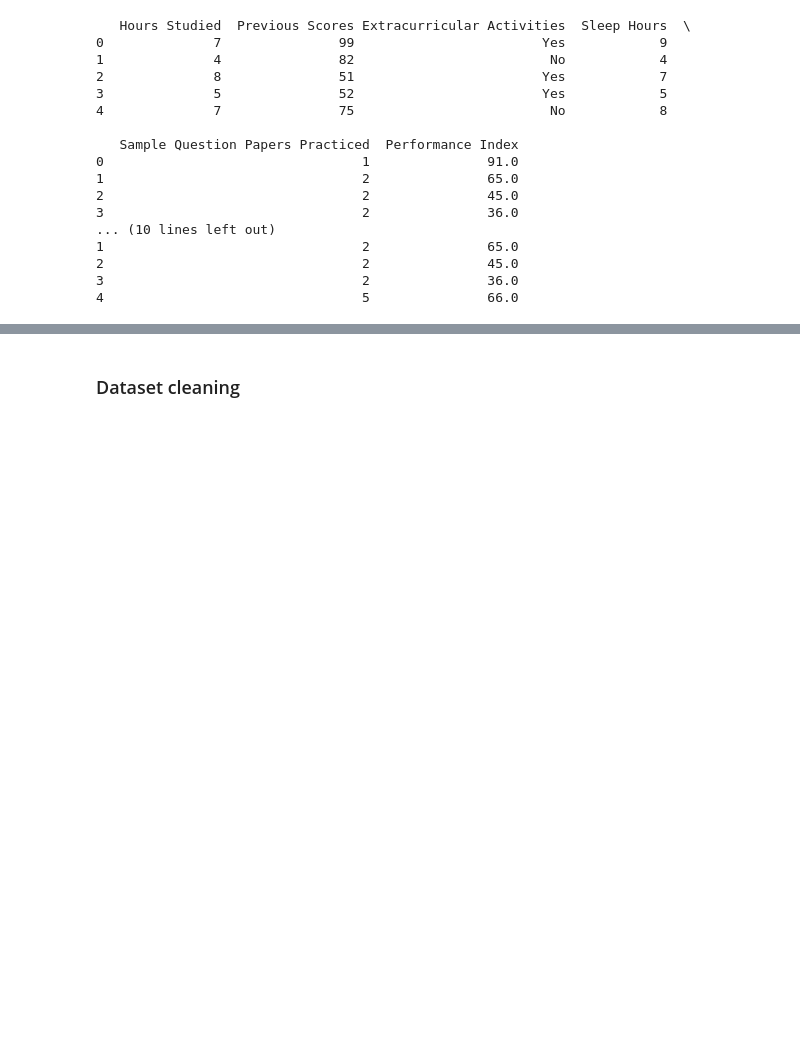
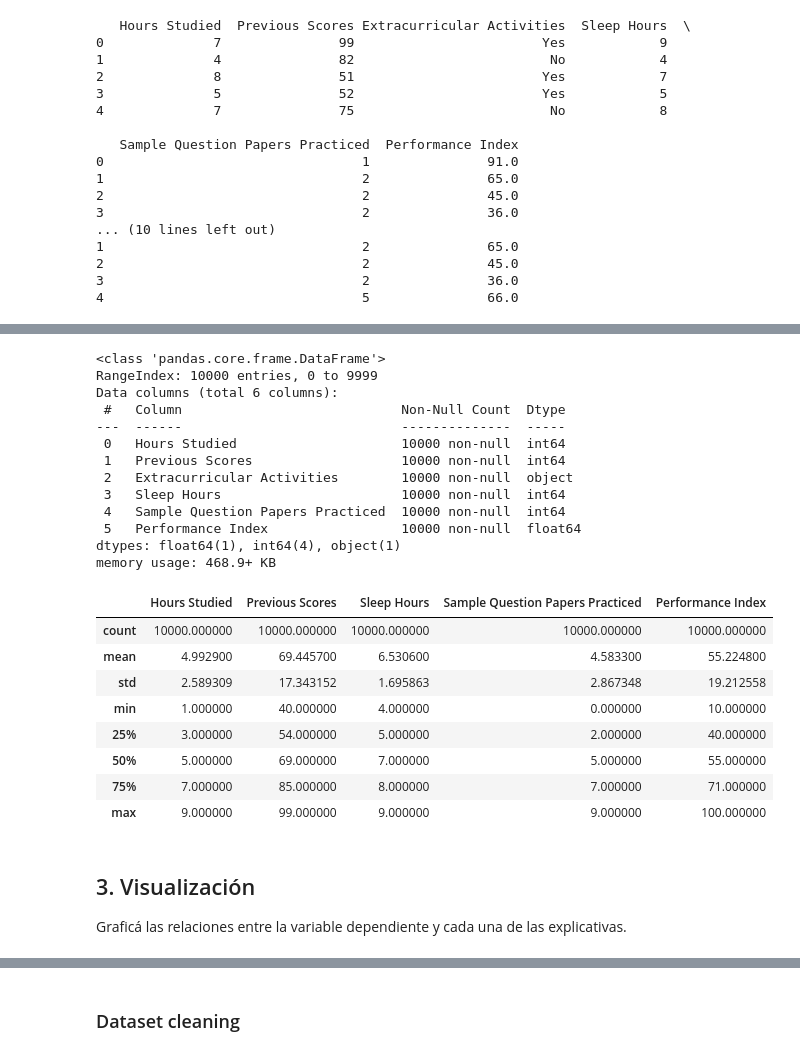
Before and after one commit to GuidoDSalem/-Metodos--TP1--2025c1, a Jupyter notebook: Main.ipynb, the cells around one changed output, grey strips where cells are left out. Drawn from its saved outputs; the diff is of its cells as text; code cells hidden in the pictures; blank space fills up the shorter version.

```diff
--- a/Main.ipynb
+++ b/Main.ipynb
@@ -34,0 +43,30 @@ print(df.head())
+# %%
+df.info()
+df.describe()
+# %% [output]
+<class 'pandas.core.frame.DataFrame'>
+RangeIndex: 10000 entries, 0 to 9999
+Data columns (total 6 columns):
+ #   Column                            Non-Null Count  Dtype
+---  ------                            --------------  -----
+ 0   Hours Studied                     10000 non-null  int64
+ 1   Previous Scores                   10000 non-null  int64
+ 2   Extracurricular Activities        10000 non-null  object
+ 3   Sleep Hours                       10000 non-null  int64
+ 4   Sample Question Papers Practiced  10000 non-null  int64
+ 5   Performance Index                 10000 non-null  float64
+dtypes: float64(1), int64(4), object(1)
+memory usage: 468.9+ KB
+|  | Hours Studied | Previous Scores | Sleep Hours | Sample Question Papers Practiced | Performance Index |
+| count | 10000.000000 | 10000.000000 | 10000.000000 | 10000.000000 | 10000.000000 |
+| mean | 4.992900 | 69.445700 | 6.530600 | 4.583300 | 55.224800 |
+| std | 2.589309 | 17.343152 | 1.695863 | 2.867348 | 19.212558 |
+| min | 1.000000 | 40.000000 | 4.000000 | 0.000000 | 10.000000 |
+| 25% | 3.000000 | 54.000000 | 5.000000 | 2.000000 | 40.000000 |
+| 50% | 5.000000 | 69.000000 | 7.000000 | 5.000000 | 55.000000 |
+| 75% | 7.000000 | 85.000000 | 8.000000 | 7.000000 | 71.000000 |
+| max | 9.000000 | 99.000000 | 9.000000 | 9.000000 | 100.000000 |
+# %% [markdown]
+## 3. Visualización
+
+Graficá las relaciones entre la variable dependiente y cada una de las explicativas.
```
Also changed, not shown: parts of 18 cells of this notebook, 1 other file.
